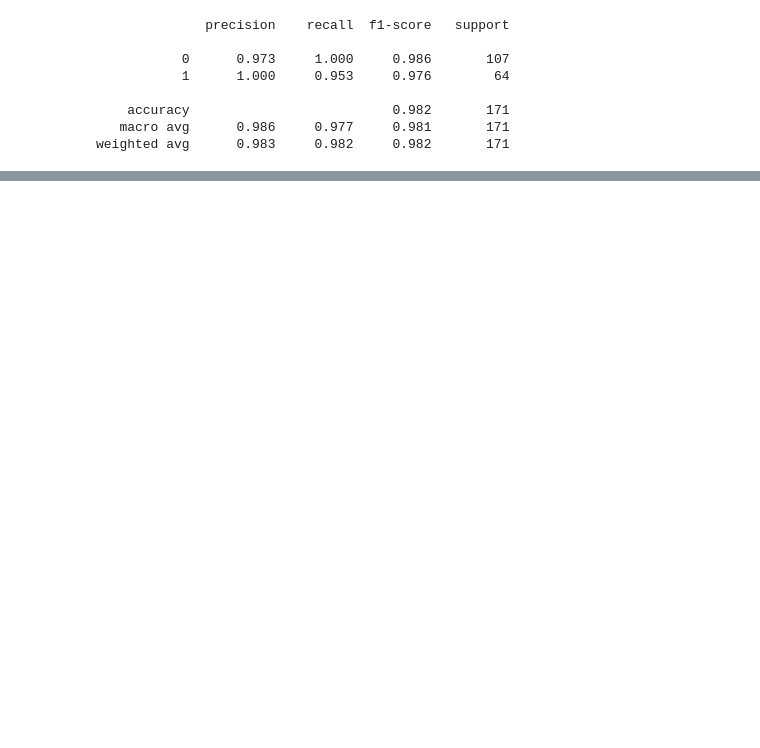
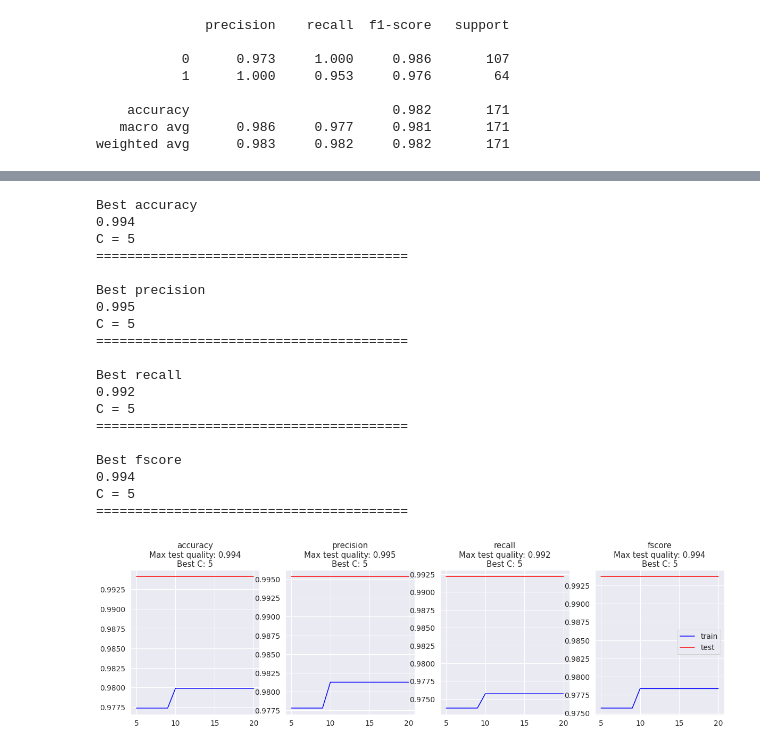
Before and after one commit to grannycola/my_projects, a Jupyter notebook: hw-4/model.ipynb, the cells around one changed output, grey strips where cells are left out. Cells and saved outputs as stored; diff of their text form; code cells hidden in the pictures; blank space fills up the shorter version.

```diff
--- a/hw-4/model.ipynb
+++ b/hw-4/model.ipynb
@@ -251,0 +250,15 @@ Logistic: ROC AUC=0.998
+# %%
+scores = ['accuracy', 'precision', 'recall', 'f1']
+
+for score in scores:
+    print(10 * "==" + f" Подбор гиперпараметров для {score}" + 10 * "==")
+    clf = LogisticRegressionCV(Cs=[i for i in range(5,21)], cv=5, scoring=score, random_state=729)
+    clf.fit(X_train, y_train)
+
+    print("Best parameters set found on development set:")
+    print(clf.C_)
+    print('\n')
+    print("Метрики качества на тестовом датасете:")
+
+    y_true, y_pred = y_test, clf.predict(X_test)
+    print(classification_report(y_true, y_pred, digits=3))
@@ -251,0 +283,64 @@ Logistic: ROC AUC=0.998
+# %%
+Cs = range(5, 21)
+
+def predict_and_write_metrics(model, X, y, C, report):
+    y_pred = model.predict(X)
+    scorings = precision_recall_fscore_support(y, y_pred, average='macro')
+    accuracy = accuracy_score(y, y_pred)
+    report['accuracy'].append(accuracy)
+    report['precision'].append(scorings[0])
+    report['recall'].append(scorings[1])
+    report['fscore'].append(scorings[2])
+    report['C'].append(C)
+
+report_train = {'accuracy':[], 'precision':[],'recall':[],'fscore':[],'C':[]}
+report_test = {'accuracy':[], 'precision':[],'recall':[],'fscore':[],'C':[]}
+
+
+# Наивный перебор "силы" регуляризации и оценка метрик
+for c in Cs:
+    clf = LogisticRegression(C=c, random_state=729)
+    clf.fit(X_train, y_train)
+
+    predict_and_write_metrics(clf, X_train, y_train, c, report_train)
+    predict_and_write_metrics(clf, X_test, y_test, c, report_test)
+
+report_train = pd.DataFrame(report_train)
+report_test = pd.DataFrame(report_test)
+
+# Отображение "лучших" метрик качества и кол-во соседей для них
+for col in report_test.columns[:-1]:
+    print('\nBest', col,'\n{:.3f}'.format(report_test.iloc[report_test[col].argmax()][col]) ,
+            '\nC =', int(report_test.iloc[report_test[col].argmax()]['C']), "\n" + "==" * 20)
+
+fig, axs = plt.subplots(1, 4, figsize=(20,5))
+
+# Отображение измения качества на трейне и тесте для разных метрик качества
+for i, col in enumerate(report_test.columns[:-1]):
+    axs[i].plot(Cs, report_train[col], color='blue', label='train')
+    axs[i].plot(Cs, report_test[col], color='red', label='test')
+    axs[i].title.set_text(col + "\nMax test quality: {:.3f}\nBest C: {}".format(max(report_test[col]),
+                                                            int(report_test.iloc[report_test[col].argmax()]['C'])))
+plt.legend()
+plt.show()
+# %% [output]
+Best accuracy
+0.994
+C = 5
+========================================
+
+Best precision
+0.995
+C = 5
+========================================
+
+Best recall
+0.992
+C = 5
+========================================
+
+Best fscore
+0.994
+C = 5
+========================================
+[figure, added]
```
Also changed, not shown: parts of 10 cells of this notebook.
